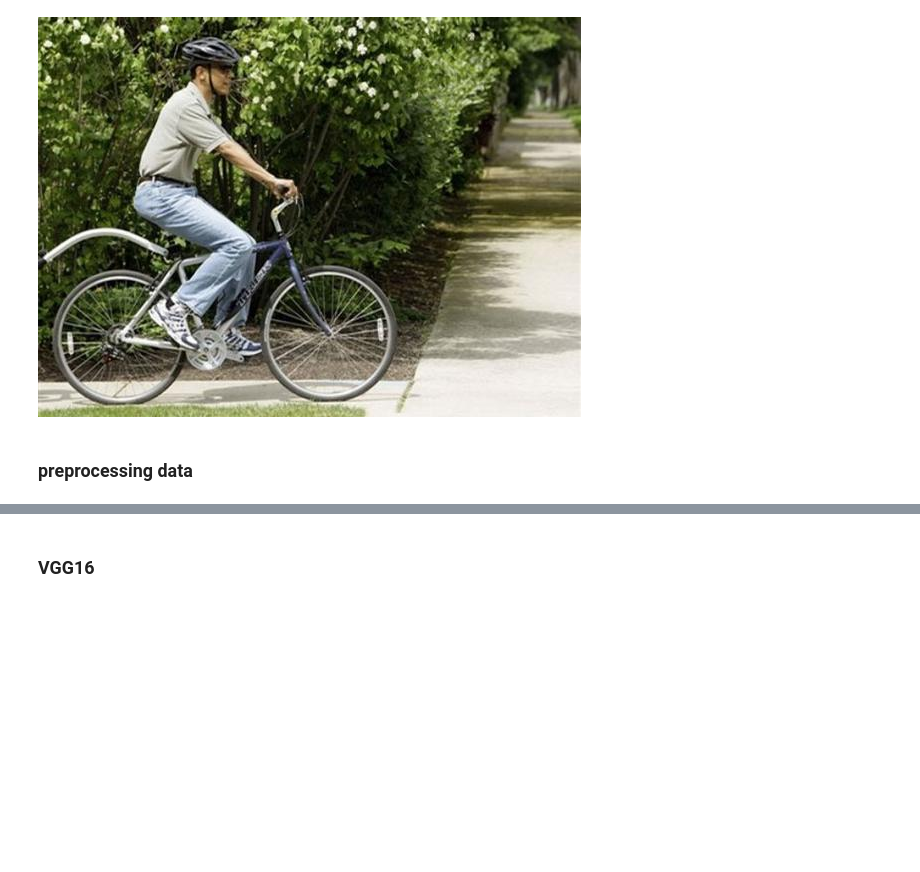
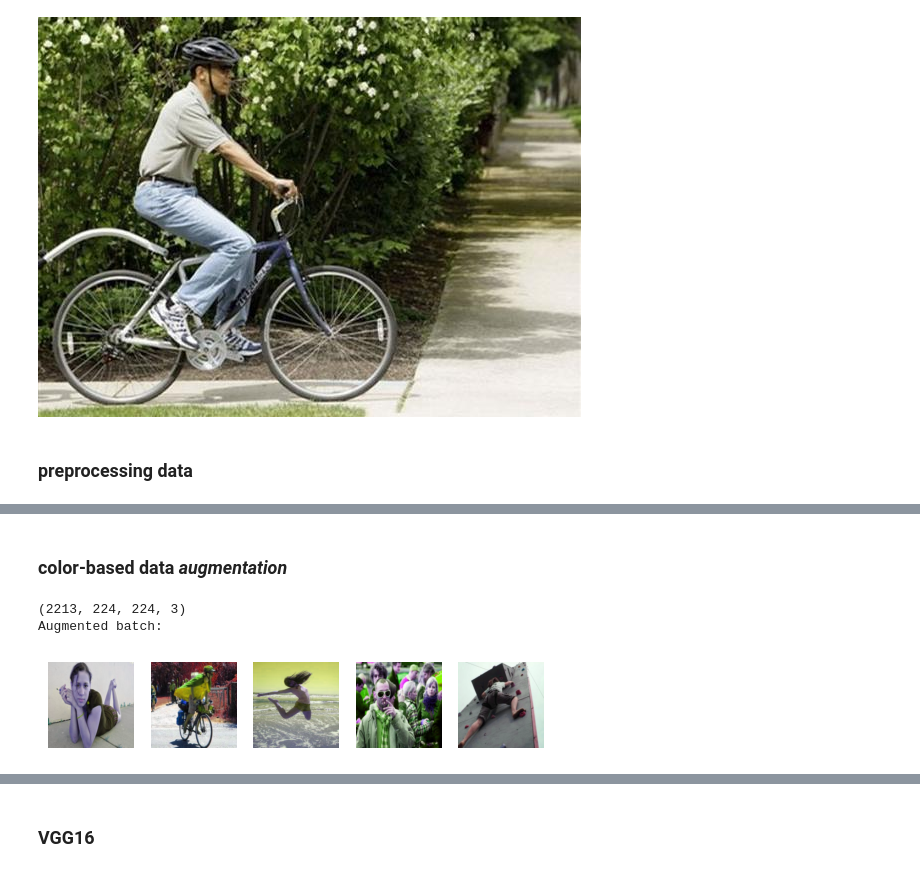
Before and after one commit to TheLissandra1/CV, a Jupyter notebook: Assignment5/Assignment_5_Task12.ipynb, the cells around one changed output, grey strips where cells are left out. Drawn from its saved outputs; the diff is of its cells as text; code cells hidden in the pictures; blank space fills up the shorter version.

```diff
--- a/Assignment5/Assignment_5_Task12.ipynb
+++ b/Assignment5/Assignment_5_Task12.ipynb
@@ -179,3 +186,55 @@ plt.show()
+# %% [markdown]
+### color-based data *augmentation*
+# %%
+import random
+import imgaug as ia
+import imgaug.augmenters as iaa
+import numpy as np
+import imageio
+
+
+ia.seed(1)
+
+images = 255 * train_dataset # Now scale by 255
+images = images.astype(np.uint8)
+# print(type(images))
+# print(images.dtype)
+print(images.shape)
+
+
+seq = iaa.Sequential([
+    iaa.Crop(px=(0, 16)), # crop images from each side by 0 to 16px (randomly chosen)
+    iaa.Fliplr(0.5), # horizontally flip 50% of the images
+    # iaa.GaussianBlur(sigma=(0, 3.0)) # blur images with a sigma of 0 to 3.0
+
+    # # Convert to HSV colorspace, add a value between 0 and 50 (uniformly sampled per image) to the Hue channel, then convert back to the input colorspace (RGB).
+    iaa.WithColorspace(to_colorspace="HSV",
+                       from_colorspace="RGB",
+                       children=iaa.WithChannels(0, iaa.Add((0, 100))))
+
+])
+
+
+images_aug = seq(images=images)
+
+# normalize back
+train_dataset = images_aug.astype('float32')/255.0
+
+
+print("Augmented batch:")
+# for i in range(1, 5):
+#     cv2_imshow(images_aug[5*i])
+
+import matplotlib.pyplot as plt
+for i in range(1, 6):
+    plt.subplot(1,5,i)
+    plt.imshow(images_aug[5*i])
+    plt.axis('off')
+plt.show()
+# %% [output]
+(2213, 224, 224, 3)
+Augmented batch:
+[figure, added]
 # %%
 # transform class label into number code
 from sklearn.preprocessing import LabelEncoder
```
Also changed, not shown: parts of 20 cells of this notebook, 5 other files.
